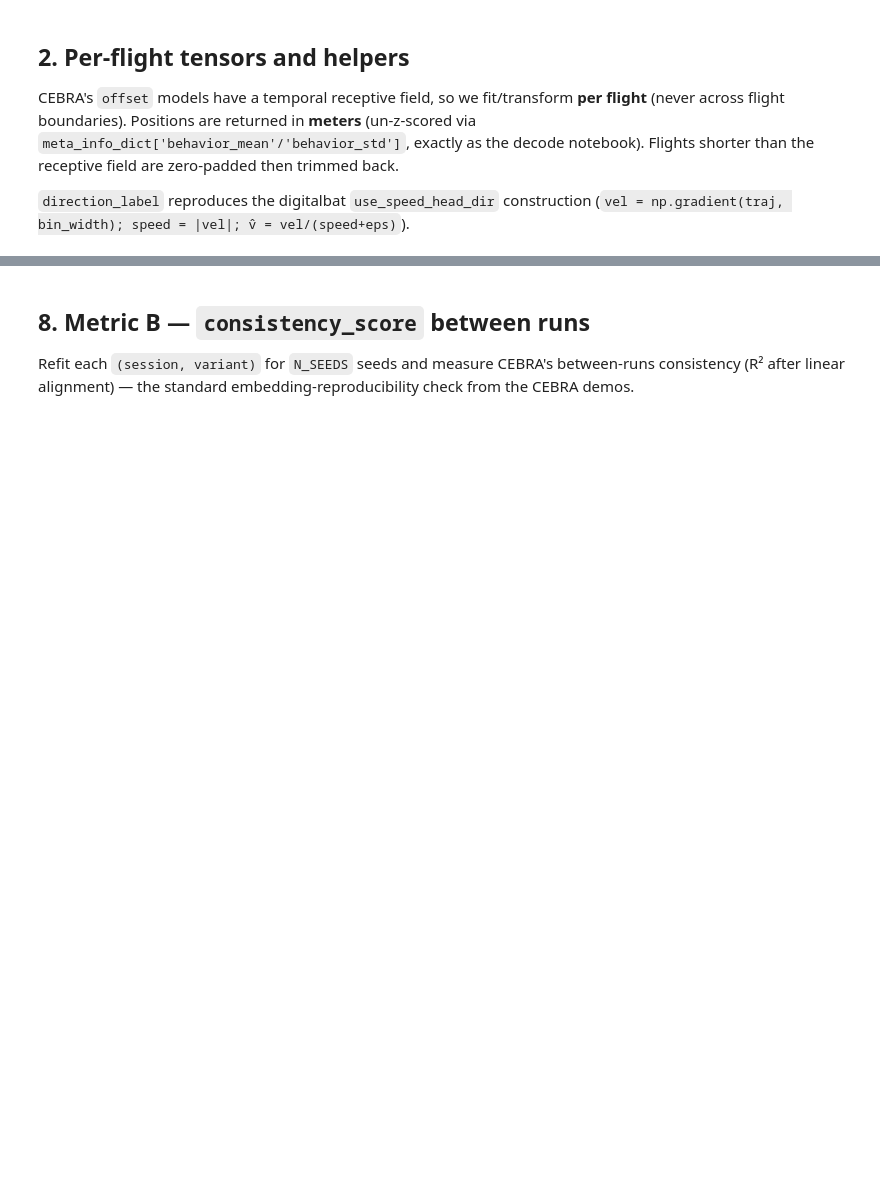
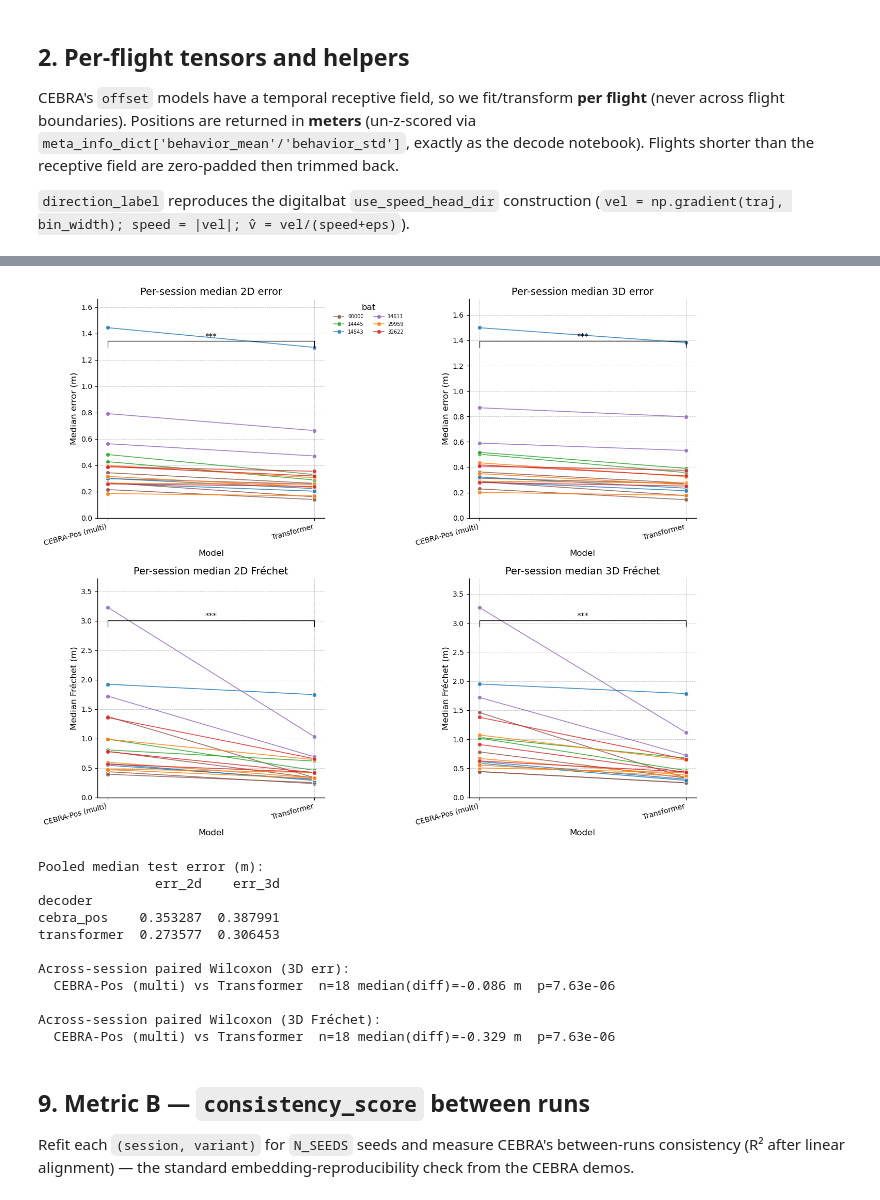
Before and after one commit to yongrong-qiu/digitalbat, a Jupyter notebook: notebooks/cebra-comparison.ipynb, the cells around one changed output, grey strips where cells are left out. Saved outputs shown, nothing was run; the diff lists cells and outputs as text; code cells hidden in the pictures; blank space fills up the shorter version.

```diff
--- a/notebooks/cebra-comparison.ipynb
+++ b/notebooks/cebra-comparison.ipynb
@@ -59,12 +60,12 @@ set_random_state(seed)
 device = 'cuda' if torch.cuda.is_available() else 'cpu'
 BAT_PALETTE = bat_palette()
 
-# CEBRA training length: 5000 for the real run (demo default); drop to e.g. 500
+# CEBRA training length: 6000 (matches grosmark.ipynb CEBRA_ITER); drop to e.g. 500
 # for a quick smoke pass.
-CEBRA_MAX_ITER = 5000
+CEBRA_MAX_ITER = 6000
 N_SEEDS = 3          # for the between-runs consistency metric
 OFFSET = 10          # offset10-model receptive field (bins)
-KNN_N = 15           # n_neighbors for the CEBRA-tutorial KNeighborsRegressor read-out
+KNN_N = 36           # n_neighbors for the kNN decoder — CEBRA demo / grosmark convention
 OUT_DIR = './out/cebra'
 os.makedirs(OUT_DIR, exist_ok=True)
 device
@@ -187,10 +234,13 @@ import pickle
 
 RUN_CEBRA_OPTUNA = True       # False -> skip search, use tutorial defaults
 TUNE_VARIANT = 'cebra_pos'    # tune the position-informed model (primary comparison)
-TUNE_TRIALS = 20              # light search
+TUNE_TRIALS = 40              # search budget (5 searched params incl. latent dim)
 TUNE_ITER = 2000              # reduced iters during search (final fit uses CEBRA_MAX_ITER)
 TUNE_SESSIONS = sorted(session_names, key=lambda s: unit_num_dict[s], reverse=True)[:3]
-optuna_study_path = f'{OUT_DIR}/cebra_optuna_{TUNE_VARIANT}_seed{seed}.pkl'
+# Study path encodes TUNE_ITER and the search-space version (`5p` = the 5 searched
+# params incl. output_dimension) so changing either invalidates the cache instead of
+# silently reloading a stale study.
+optuna_study_path = f'{OUT_DIR}/cebra_optuna_{TUNE_VARIANT}_seed{seed}_it{TUNE_ITER}_6p.pkl'
 
 
 def _valid_median_err(hp):
@@ -218,6 +268,8 @@ def _objective(trial):
         learning_rate=trial.suggest_float('learning_rate', 1e-4, 3e-3, log=True),
         temperature=trial.suggest_float('temperature', 0.5, 2.0),
         time_offsets=trial.suggest_categorical('time_offsets', [5, 10, 15]),
+        output_dimension=trial.suggest_categorical('output_dimension', [3, 8, 16, 32]),
+        num_hidden_units=trial.suggest_categorical('num_hidden_units', [32, 64, 128]),
     )
     return _valid_median_err(hp)
 
@@ -443,12 +800,11 @@ Combine all decoders into one long `all_df`, compute per-session medians and per
 discrete-Fréchet distances, and compare with per-session paired Wilcoxon tests
 (session-level, nonparametric, 3-tier stars, n.s. hidden), colored by bat.
 # %%
-DECODER_ORDER = ['cebra_time', 'cebra_pos', 'cebra_posdir', 'transformer']
-DECODER_LABEL = {'cebra_time': 'CEBRA-Time', 'cebra_pos': 'CEBRA-Pos',
+DECODER_LABEL = {'cebra_time': 'CEBRA-Time', 'cebra_pos': 'CEBRA-Pos (multi)',
                  'cebra_posdir': 'CEBRA-PosDir', 'transformer': 'Transformer'}
+DECODER_ORDER = VARIANTS + ['transformer']   # derived from the chosen variants
 
-all_df = pd.concat([cebra_dfs['cebra_time'], cebra_dfs['cebra_pos'],
-                    cebra_dfs['cebra_posdir'], transformer_df], ignore_index=True)
+all_df = pd.concat([cebra_dfs[v] for v in VARIANTS] + [transformer_df], ignore_index=True)
 all_df['decoder'] = pd.Categorical(all_df['decoder'], categories=DECODER_ORDER, ordered=True)
 
 median_per_session = (all_df.groupby(['bat', 'session', 'decoder'], observed=True)
@@ -513,42 +876,52 @@ def pairwise_across_session(median_df, col):
 METRIC_PANELS = [('err_2d', 'Per-session median 2D error', 'Median error (m)'),
                  ('err_3d', 'Per-session median 3D error', 'Median error (m)'),
                  ('frechet_2d', 'Per-session median 2D Fréchet', 'Median Fréchet (m)'),
                  ('frechet_3d', 'Per-session median 3D Fréchet', 'Median Fréchet (m)')]
 
 fig, axes = plt.subplots(2, 2, figsize=(13, 11))
 axes = axes.flatten()
 xpos = {d: i for i, d in enumerate(DECODER_ORDER)}
 for ax, (col, title, ylab) in zip(axes, METRIC_PANELS):
     sns.lineplot(data=median_per_session, x='decoder', y=col, hue='bat',
                  palette=BAT_PALETTE, units='session', estimator=None, marker='o',
                  lw=1.2, alpha=0.85, ax=ax, legend=(ax is axes[0]))
     ax.set_title(title); ax.set_ylabel(ylab); ax.set_xlabel('Model')
     ax.set_xticks(range(len(DECODER_ORDER)))
     ax.set_xticklabels([DECODER_LABEL[d] for d in DECODER_ORDER], rotation=15, ha='right')
     ax.set_ylim(bottom=0)
     if ax is axes[0]:
         ax.legend(title='bat', bbox_to_anchor=(1.02, 1.0), loc='upper left',
                   fontsize=7, frameon=False, ncol=2)
-    # adjacent + endpoint brackets
+    # staggered significance brackets over every decoder pair
     pairs = pairwise_across_session(median_per_session, col)
     ytop = ax.get_ylim()[1]
-    levels = {('cebra_time', 'cebra_pos'): 0.86, ('cebra_pos', 'cebra_posdir'): 0.86,
-              ('cebra_posdir', 'transformer'): 0.86, ('cebra_time', 'transformer'): 0.97}
-    for (d1, d2), frac in levels.items():
-        if (d1, d2) in pairs:
-            _bracket(ax, xpos[d1], xpos[d2], ytop * frac, pairs[(d1, d2)][0])
-    ax.set_ylim(top=ytop * 1.15)
+    for k, ((d1, d2), (p, n, md_)) in enumerate(pairs.items()):
+        _bracket(ax, xpos[d1], xpos[d2], ytop * (0.86 + 0.05 * k), p)
+    ax.set_ylim(top=ytop * (1.1 + 0.05 * max(len(pairs) - 1, 0)))
 plt.tight_layout(); plt.show()
 
 print('Pooled median test error (m):')
 print(all_df.groupby('decoder', observed=True)[['err_2d', 'err_3d']].median())
 for col, lab in [('err_3d', '3D err'), ('frechet_3d', '3D Fréchet')]:
     print(f'\nAcross-session paired Wilcoxon ({lab}):')
     for (d1, d2), (p, n, md_) in pairwise_across_session(median_per_session, col).items():
         print(f'  {DECODER_LABEL[d1]:>12} vs {DECODER_LABEL[d2]:<12} '
               f'n={n:2d} median(diff)={md_:+.3f} m  p={p:.3g}')
+# %% [output]
+[figure, added]
+Pooled median test error (m):
+               err_2d    err_3d
+decoder
+cebra_pos    0.353287  0.387991
+transformer  0.273577  0.306453
+
+Across-session paired Wilcoxon (3D err):
+  CEBRA-Pos (multi) vs Transformer  n=18 median(diff)=-0.086 m  p=7.63e-06
+
+Across-session paired Wilcoxon (3D Fréchet):
+  CEBRA-Pos (multi) vs Transformer  n=18 median(diff)=-0.329 m  p=7.63e-06
 # %% [markdown]
-## 8. Metric B — `consistency_score` between runs
+## 9. Metric B — `consistency_score` between runs
 
 Refit each `(session, variant)` for `N_SEEDS` seeds and measure CEBRA's between-runs
 consistency (R² after linear alignment) — the standard embedding-reproducibility check
```
Also changed, not shown: parts of 34 cells of this notebook, 4 other files.
